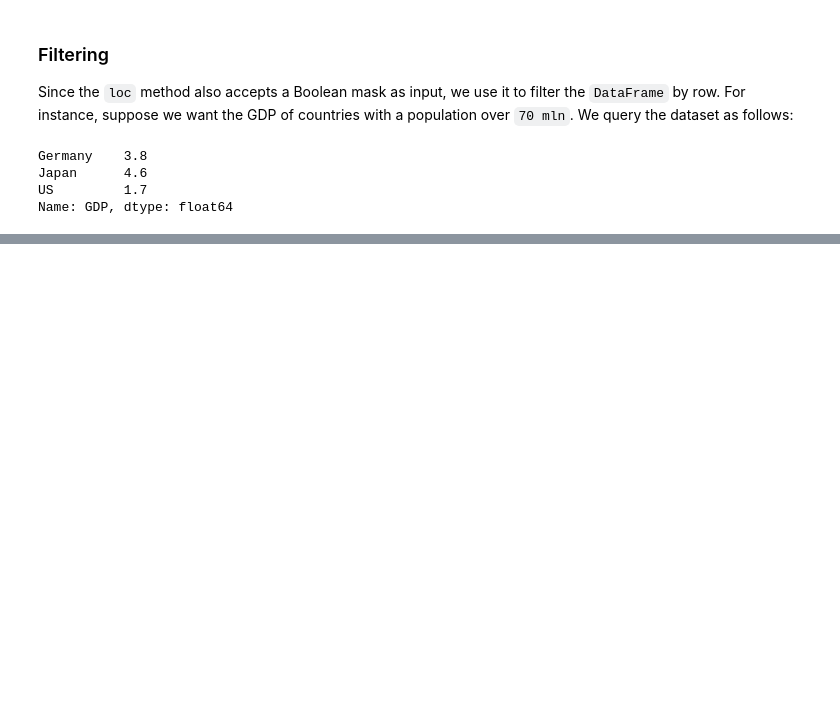
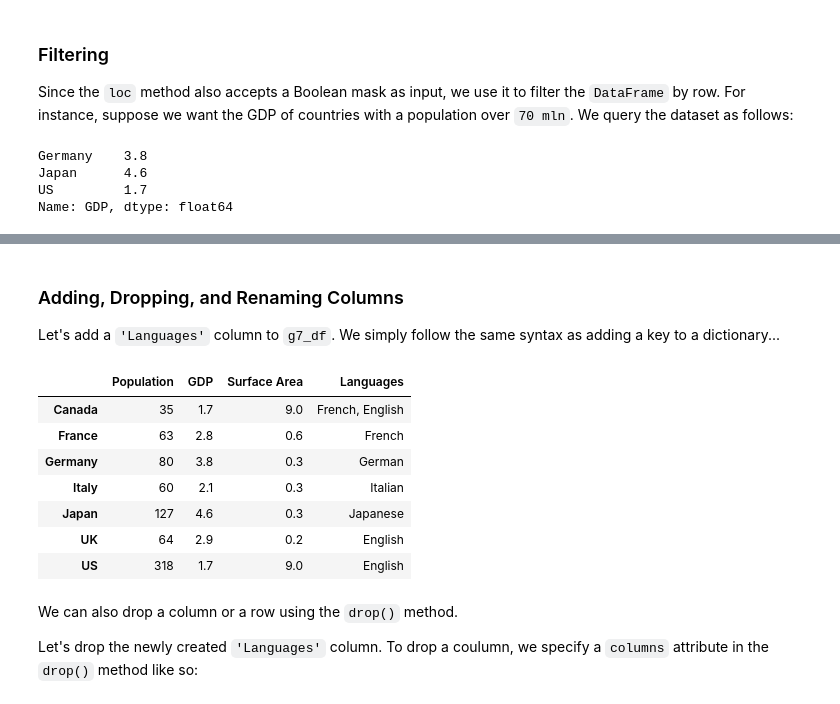
Before and after one commit to v-poghosyan/blog, a Jupyter notebook: _notebooks/2021-12-28-Python-for-ML-Pandas.ipynb, the cells around one changed output, grey strips where cells are left out. Saved outputs shown, nothing was run; the diff lists cells and outputs as text; code cells hidden in the pictures; blank space fills up the shorter version.

Commit message:
Almost finished the content on DataFrames

```diff
--- a/_notebooks/2021-12-28-Python-for-ML-Pandas.ipynb
+++ b/_notebooks/2021-12-28-Python-for-ML-Pandas.ipynb
@@ -313,0 +325,31 @@ As additional exercise, suppose we are only interested in the population of coun
+# %% [markdown]
+### Adding, Dropping, and Renaming Columns
+
+Let's add a `'Languages'` column to `g7_df`. We simply follow the same syntax as adding a key to a dictionary...
+# %%
+# A DataFrame row is a series, so first we define one...
+languages = pd.Series({
+    'Canada' : 'French, English',
+    'France' : 'French',
+    'Germany' : 'German',
+    'Italy' : 'Italian',
+    'Japan' : 'Japanese',
+    'UK' : 'English',
+    'US' : 'English'
+})
+# Next, we add the series as a column to the DataFrame
+g7_df['Languages'] = languages
+g7_df
+# %% [output]
+|  | Population | GDP | Surface Area | Languages |
+| Canada | 35 | 1.7 | 9.0 | French, English |
+| France | 63 | 2.8 | 0.6 | French |
+| Germany | 80 | 3.8 | 0.3 | German |
+| Italy | 60 | 2.1 | 0.3 | Italian |
+| Japan | 127 | 4.6 | 0.3 | Japanese |
+| UK | 64 | 2.9 | 0.2 | English |
+| US | 318 | 1.7 | 9.0 | English |
+# %% [markdown]
+We can also drop a column or a row using the `drop()` method.
+
+Let's drop the newly created `'Languages'` column. To drop a coulumn, we specify a `columns` attribute in the `drop()` method like so:
```
Also changed, not shown: parts of 15 cells of this notebook.
